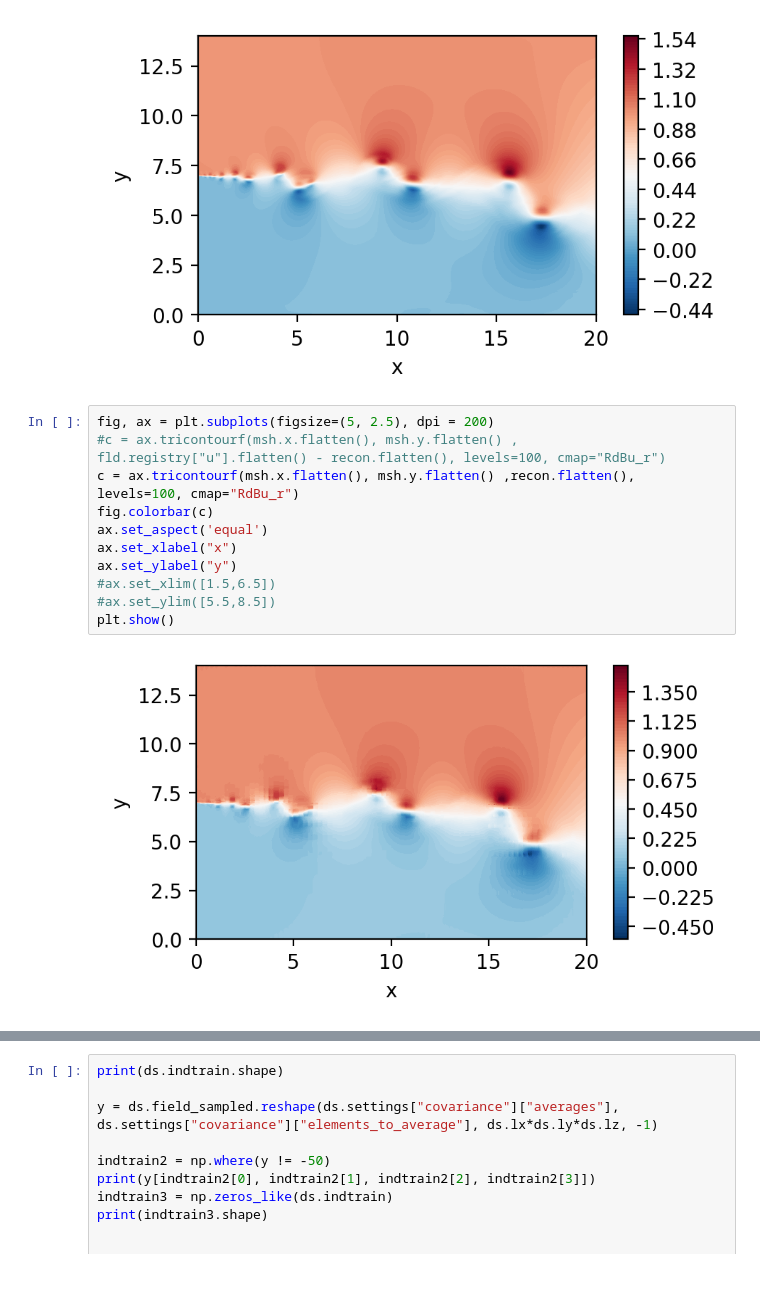
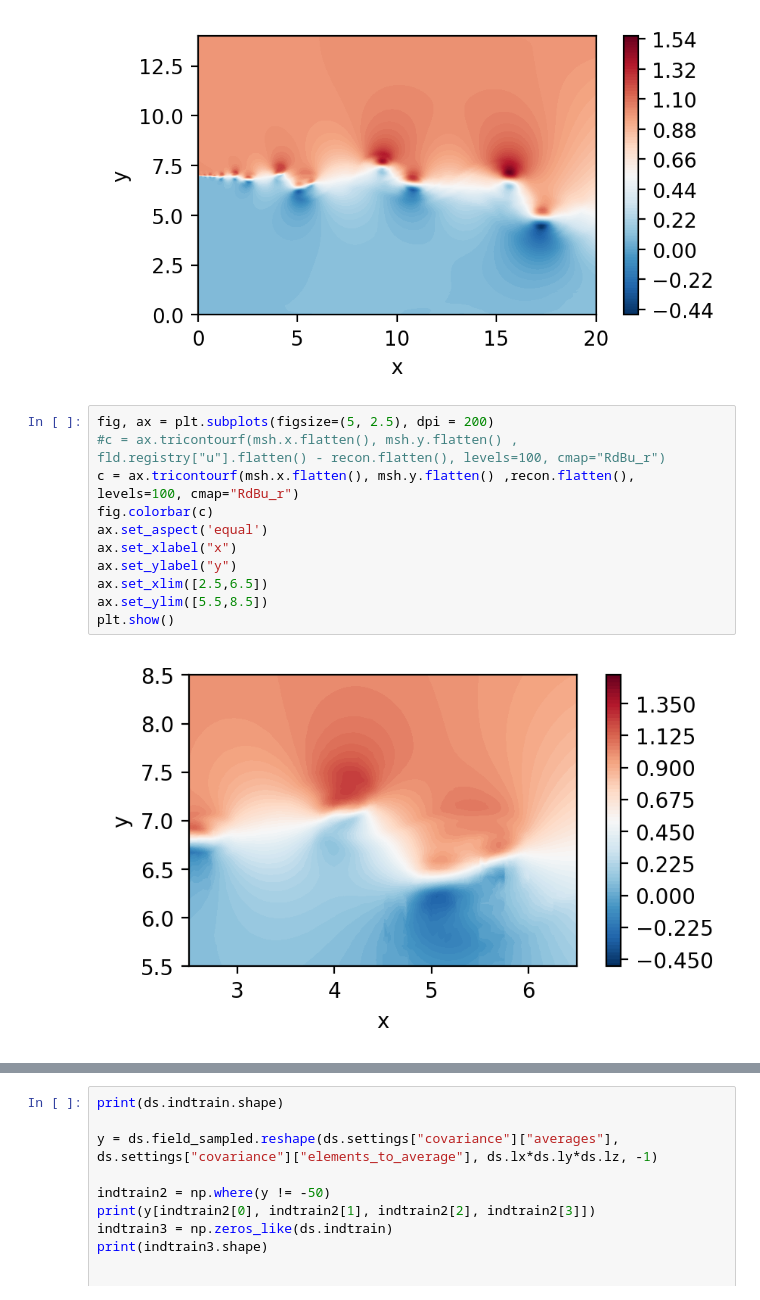
Before and after one commit to nchristensen/pySEMTools, a Jupyter notebook: examples/7-data_compression/1-Direct_sampling.ipynb, the cells around one changed output, grey strips where cells are left out. Drawn from its saved outputs; the diff is of its cells as text.

```diff
--- a/examples/7-data_compression/1-Direct_sampling.ipynb
+++ b/examples/7-data_compression/1-Direct_sampling.ipynb
@@ -279,16 +320,16 @@ plt.show()
 # %%
 fig, ax = plt.subplots(figsize=(5, 2.5), dpi = 200)
 #c = ax.tricontourf(msh.x.flatten(), msh.y.flatten() , fld.registry["u"].flatten() - recon.flatten(), levels=100, cmap="RdBu_r")
 c = ax.tricontourf(msh.x.flatten(), msh.y.flatten() ,recon.flatten(), levels=100, cmap="RdBu_r")
 fig.colorbar(c)
 ax.set_aspect('equal')
 ax.set_xlabel("x")
 ax.set_ylabel("y")
-#ax.set_xlim([1.5,6.5])
-#ax.set_ylim([5.5,8.5])
+ax.set_xlim([2.5,6.5])
+ax.set_ylim([5.5,8.5])
 plt.show()
 # %% [output]
-[figure, old version]
+[figure, new version]
 # %%
 print(np.mean(fld.registry["u"] - recon))
 print(np.max(abs(fld.registry["u"] - recon)))
```
Also changed, not shown: parts of 19 cells of this notebook, 1 other file.
